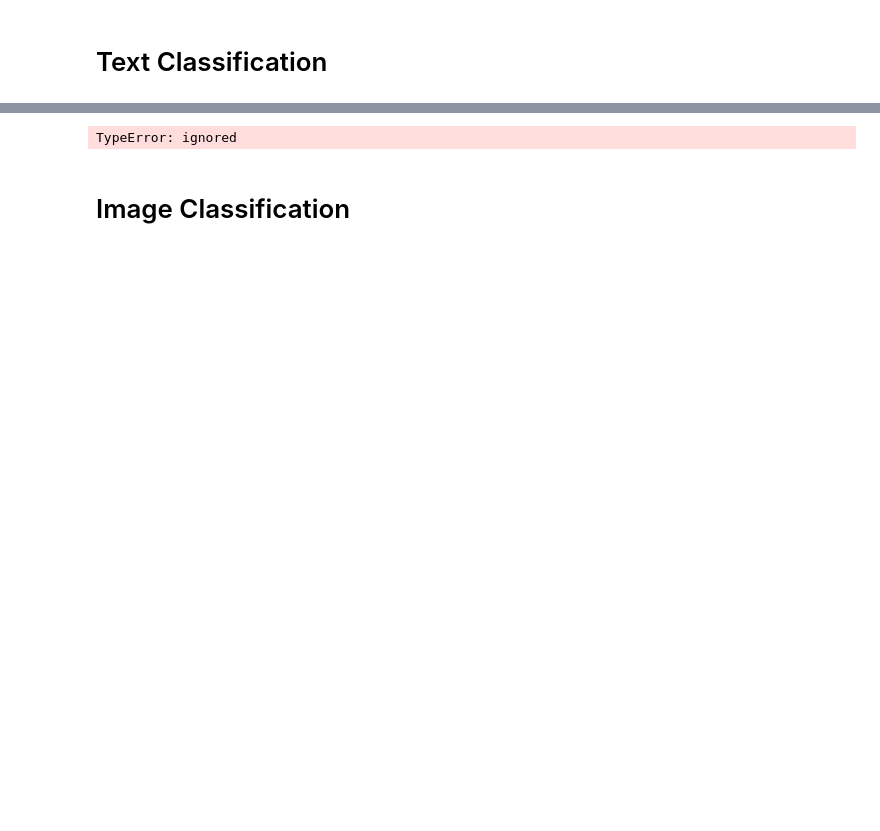
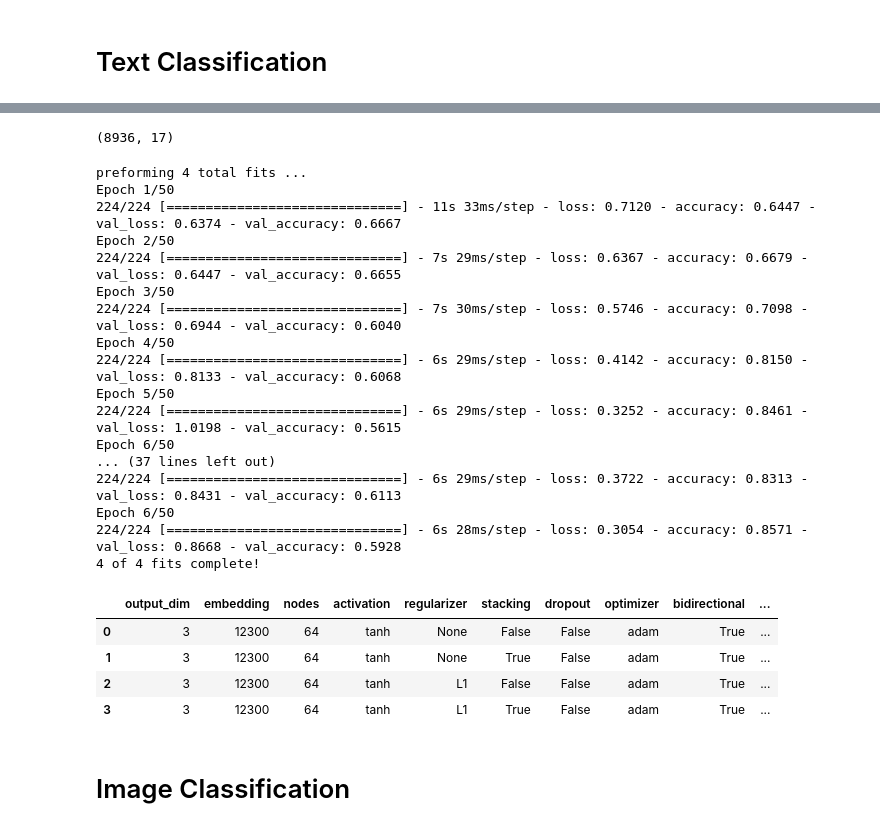
Before and after one commit to spe301/AI-generated-AI, a Jupyter notebook: AI_generated_AI.ipynb, the cells around one changed output, grey strips where cells are left out. Cells and saved outputs as stored; diff of their text form; code cells hidden in the pictures; blank space fills up the shorter version.

```diff
--- a/AI_generated_AI.ipynb
+++ b/AI_generated_AI.ipynb
@@ -62,16 +65,10 @@ def Preprocess(df, data_str, target_str):
 blogs, blog_labels = Preprocess(blog_df, 'Text', 'AI')
 tweets, tweet_labels = Preprocess(tweet_df, 'tweet', 'is_there_an_emotion_directed_at_a_brand_or_product')
 # %%
-import numpy as np
-
-def GetVocab(text_series):
+def GetVocab(df, data_str):
   words = []
-  for i in range(len(text_series)):
-    word_lst = list(text_series)[i].replace('\n', ' ').split(' ')
-  for word in word_lst:
-    words.append(word.replace('.', '').replace(',', '').replace(' ', '').replace('"', '').replace(':', '').replace(';', '').replace('!', ''))
-  vocab = len(np.unique(words))
-  return vocab
-
-blogs_vocab = GetVocab(blog_df['Text'])
-tweets_vocab = GetVocab(tweet_df['tweet'])
+  for i in range(len(df)):
+    word_lst = list(df[data_str])[i].replace('\n', ' ').split(' ')
+    for word in word_lst:
+      words.append(word.replace('.', '').replace(',', '').replace(' ', '').replace('"', '').replace(':', '').replace(';', '').replace('!', ''))
+  return len(np.unique(words))
@@ -81,6 +75,38 @@ tweets_vocab = GetVocab(tweet_df['tweet'])
-# %%
-blogs_grid = {'output_dim': [len(np.unique(blog_labels))], 'embedding': }
-# %% [output]
-TypeError: ignored
+# %%
+blogs_vocab = GetVocab(blog_df, 'Text')
+tweets_vocab = GetVocab(tweet_df, 'tweet')
+# %%
+tweets.shape
+# %% [output]
+(8936, 17)
+# %%
+blogs_grid = {'output_dim': [tweet_labels.shape[1]], 'embedding': [tweets_vocab], 'nodes': [64], 'activation': ['tanh'],
+              'regularizer': [None, 'L1'], 'stacking': [False, True], 'dropout': [False], 'optimizer': ['adam'],
+              'method': ['GRU'], 'bidirectional': [True]}
+
+dl.CollectPerformance(blogs_grid, dl.RNN, tweets, tweet_labels.reshape(-1))
+# %% [output]
+preforming 4 total fits ...
+Epoch 1/50
+224/224 [==============================] - 11s 33ms/step - loss: 0.7120 - accuracy: 0.6447 - val_loss: 0.6374 - val_accuracy: 0.6667
+Epoch 2/50
+224/224 [==============================] - 7s 29ms/step - loss: 0.6367 - accuracy: 0.6679 - val_loss: 0.6447 - val_accuracy: 0.6655
+Epoch 3/50
+224/224 [==============================] - 7s 30ms/step - loss: 0.5746 - accuracy: 0.7098 - val_loss: 0.6944 - val_accuracy: 0.6040
+Epoch 4/50
+224/224 [==============================] - 6s 29ms/step - loss: 0.4142 - accuracy: 0.8150 - val_loss: 0.8133 - val_accuracy: 0.6068
+Epoch 5/50
+224/224 [==============================] - 6s 29ms/step - loss: 0.3252 - accuracy: 0.8461 - val_loss: 1.0198 - val_accuracy: 0.5615
+Epoch 6/50
+... (37 lines left out)
+224/224 [==============================] - 6s 29ms/step - loss: 0.3722 - accuracy: 0.8313 - val_loss: 0.8431 - val_accuracy: 0.6113
+Epoch 6/50
+224/224 [==============================] - 6s 28ms/step - loss: 0.3054 - accuracy: 0.8571 - val_loss: 0.8668 - val_accuracy: 0.5928
+4 of 4 fits complete!
+|  | output_dim | embedding | nodes | activation | regularizer | stacking | dropout | optimizer | bidirectional | ... |
+| 0 | 3 | 12300 | 64 | tanh | None | False | False | adam | True | ... |
+| 1 | 3 | 12300 | 64 | tanh | None | True | False | adam | True | ... |
+| 2 | 3 | 12300 | 64 | tanh | L1 | False | False | adam | True | ... |
+| 3 | 3 | 12300 | 64 | tanh | L1 | True | False | adam | True | ... |
 # %% [markdown]
 # Image Classification
```
Also changed, not shown: parts of 7 cells of this notebook.
